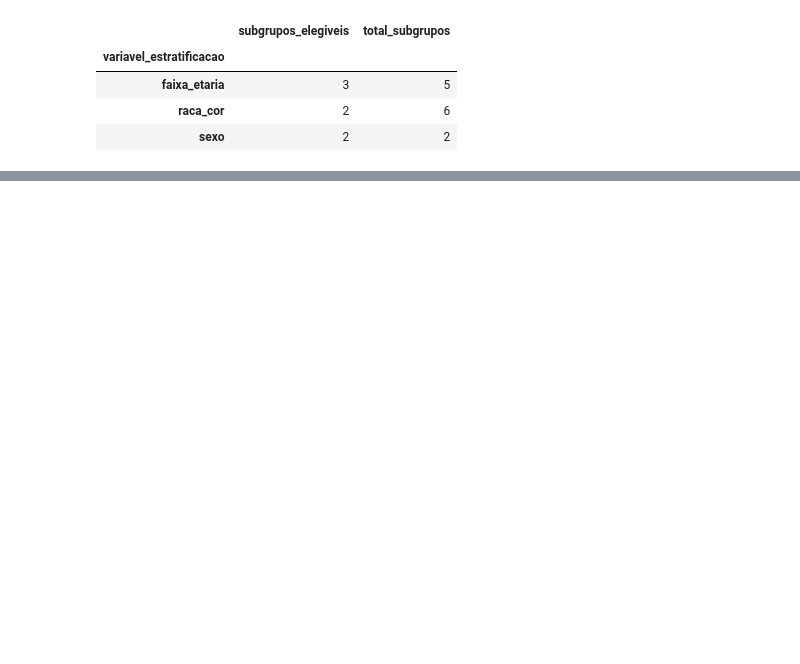
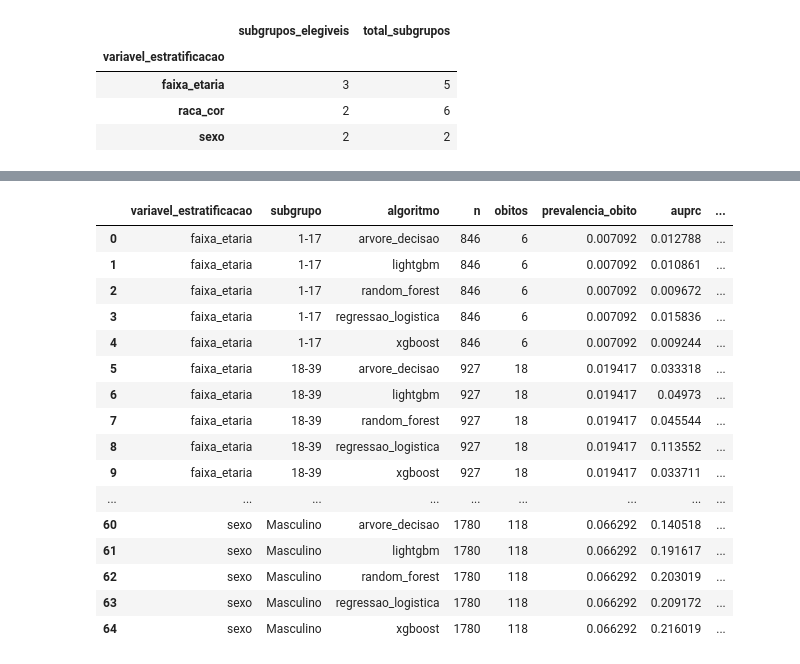
Before and after one commit to jorgedss/chikungunya_ml_project, a Jupyter notebook: notebooks/05_fairness/01_equidade.ipynb, the cells around one changed output, grey strips where cells are left out. Saved outputs shown, nothing was run; the diff lists cells and outputs as text; code cells hidden in the pictures; blank space fills up the shorter version.

```diff
--- a/notebooks/05_fairness/01_equidade.ipynb
+++ b/notebooks/05_fairness/01_equidade.ipynb
@@ -899,0 +457,62 @@ Essa conclusao reforca a necessidade de reportar, ao lado de qualquer delta de e
+# %%
+def intervalo_confianca_bootstrap(distribuicao):
+    if distribuicao is None or len(distribuicao) == 0:
+        return np.nan, np.nan
+    return np.percentile(distribuicao, 2.5), np.percentile(distribuicao, 97.5)
+
+
+linhas_equidade_consolidada = []
+for _, linha in tabela_metricas_subgrupo.iterrows():
+    chave_subgrupo = (linha["variavel_estratificacao"], linha["subgrupo"], linha["algoritmo"])
+    auprc_ic95_inferior, auprc_ic95_superior = intervalo_confianca_bootstrap(
+        distribuicoes_auprc_bootstrap_subgrupo.get(chave_subgrupo)
+    )
+    roc_auc_ic95_inferior, roc_auc_ic95_superior = intervalo_confianca_bootstrap(
+        distribuicoes_roc_auc_bootstrap_subgrupo.get(chave_subgrupo)
+    )
+    linhas_equidade_consolidada.append(
+        {
+            "variavel_estratificacao": linha["variavel_estratificacao"],
+            "subgrupo": linha["subgrupo"],
+            "algoritmo": linha["algoritmo"],
+            "n": linha["n"],
+            "obitos": linha["obitos"],
+            "prevalencia_obito": linha["prevalencia_obito"],
+            "auprc": linha["auprc"],
+            "auprc_ic95_inferior": auprc_ic95_inferior,
+            "auprc_ic95_superior": auprc_ic95_superior,
+            "roc_auc": linha["roc_auc"],
+            "roc_auc_ic95_inferior": roc_auc_ic95_inferior,
+            "roc_auc_ic95_superior": roc_auc_ic95_superior,
+        }
+    )
+
+tabela_equidade_consolidada = pd.DataFrame(linhas_equidade_consolidada).merge(
+    largura_maxima_por_subgrupo[["variavel_estratificacao", "subgrupo", "elegivel_comparacao"]],
+    on=["variavel_estratificacao", "subgrupo"],
+    how="left",
+)
+
+tabela_equidade_consolidada.to_csv(
+    DIRETORIO_RESULTADOS_ANALISE / "tabela_equidade_consolidada.csv", index=False
+)
+
+tabela_equidade_consolidada.sort_values(["variavel_estratificacao", "subgrupo", "algoritmo"]).reset_index(drop=True)
+# %% [output]
+|  | variavel_estratificacao | subgrupo | algoritmo | n | obitos | prevalencia_obito | auprc | ... |
+| 0 | faixa_etaria | 1-17 | arvore_decisao | 846 | 6 | 0.007092 | 0.012788 | ... |
+| 1 | faixa_etaria | 1-17 | lightgbm | 846 | 6 | 0.007092 | 0.010861 | ... |
+| 2 | faixa_etaria | 1-17 | random_forest | 846 | 6 | 0.007092 | 0.009672 | ... |
+| 3 | faixa_etaria | 1-17 | regressao_logistica | 846 | 6 | 0.007092 | 0.015836 | ... |
+| 4 | faixa_etaria | 1-17 | xgboost | 846 | 6 | 0.007092 | 0.009244 | ... |
+| 5 | faixa_etaria | 18-39 | arvore_decisao | 927 | 18 | 0.019417 | 0.033318 | ... |
+| 6 | faixa_etaria | 18-39 | lightgbm | 927 | 18 | 0.019417 | 0.04973 | ... |
+| 7 | faixa_etaria | 18-39 | random_forest | 927 | 18 | 0.019417 | 0.045544 | ... |
+| 8 | faixa_etaria | 18-39 | regressao_logistica | 927 | 18 | 0.019417 | 0.113552 | ... |
+| 9 | faixa_etaria | 18-39 | xgboost | 927 | 18 | 0.019417 | 0.033711 | ... |
+| ... | ... | ... | ... | ... | ... | ... | ... | ... |
+| 60 | sexo | Masculino | arvore_decisao | 1780 | 118 | 0.066292 | 0.140518 | ... |
+| 61 | sexo | Masculino | lightgbm | 1780 | 118 | 0.066292 | 0.191617 | ... |
+| 62 | sexo | Masculino | random_forest | 1780 | 118 | 0.066292 | 0.203019 | ... |
+| 63 | sexo | Masculino | regressao_logistica | 1780 | 118 | 0.066292 | 0.209172 | ... |
+| 64 | sexo | Masculino | xgboost | 1780 | 118 | 0.066292 | 0.216019 | ... |
```
Also changed, not shown: parts of 35 cells of this notebook.
